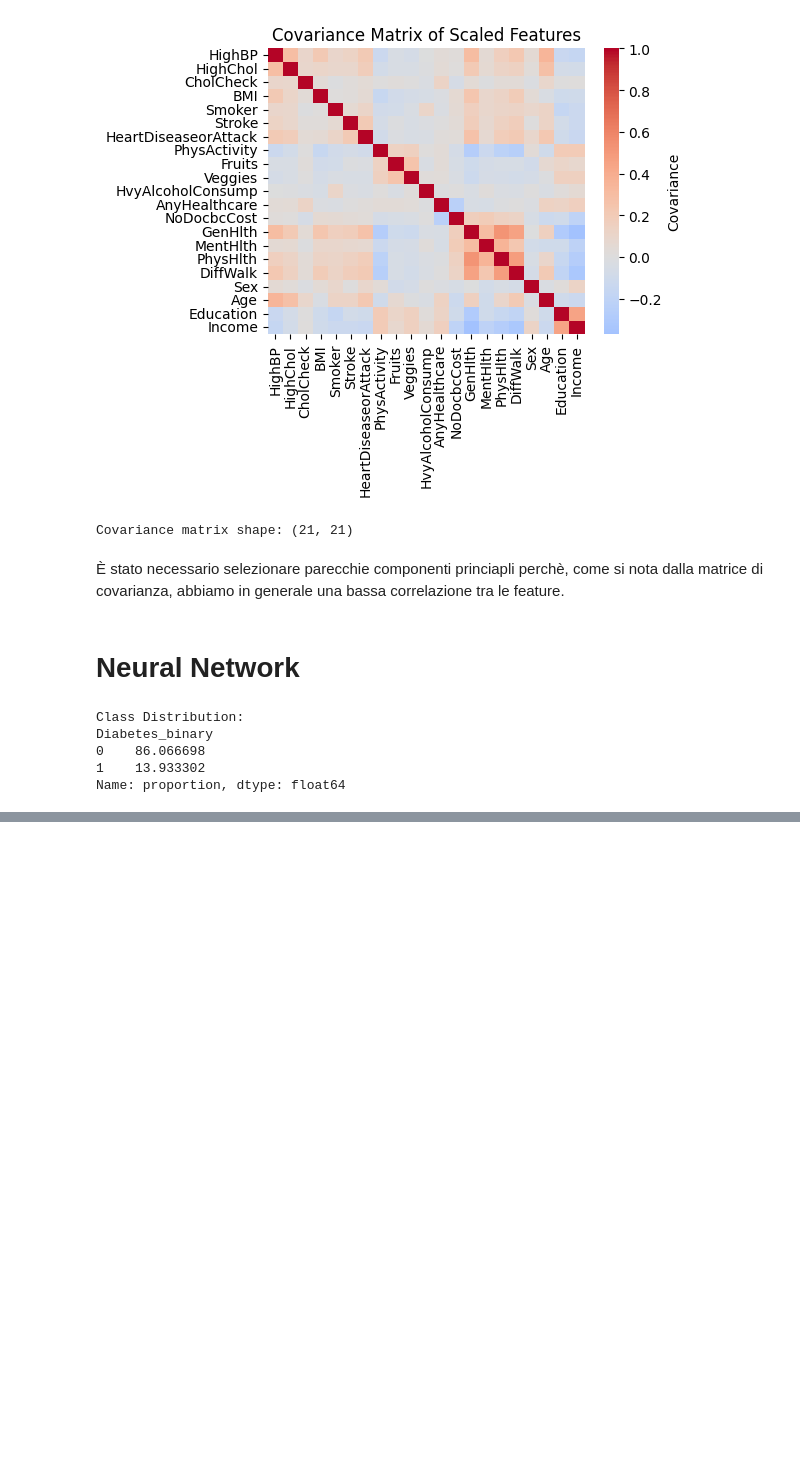
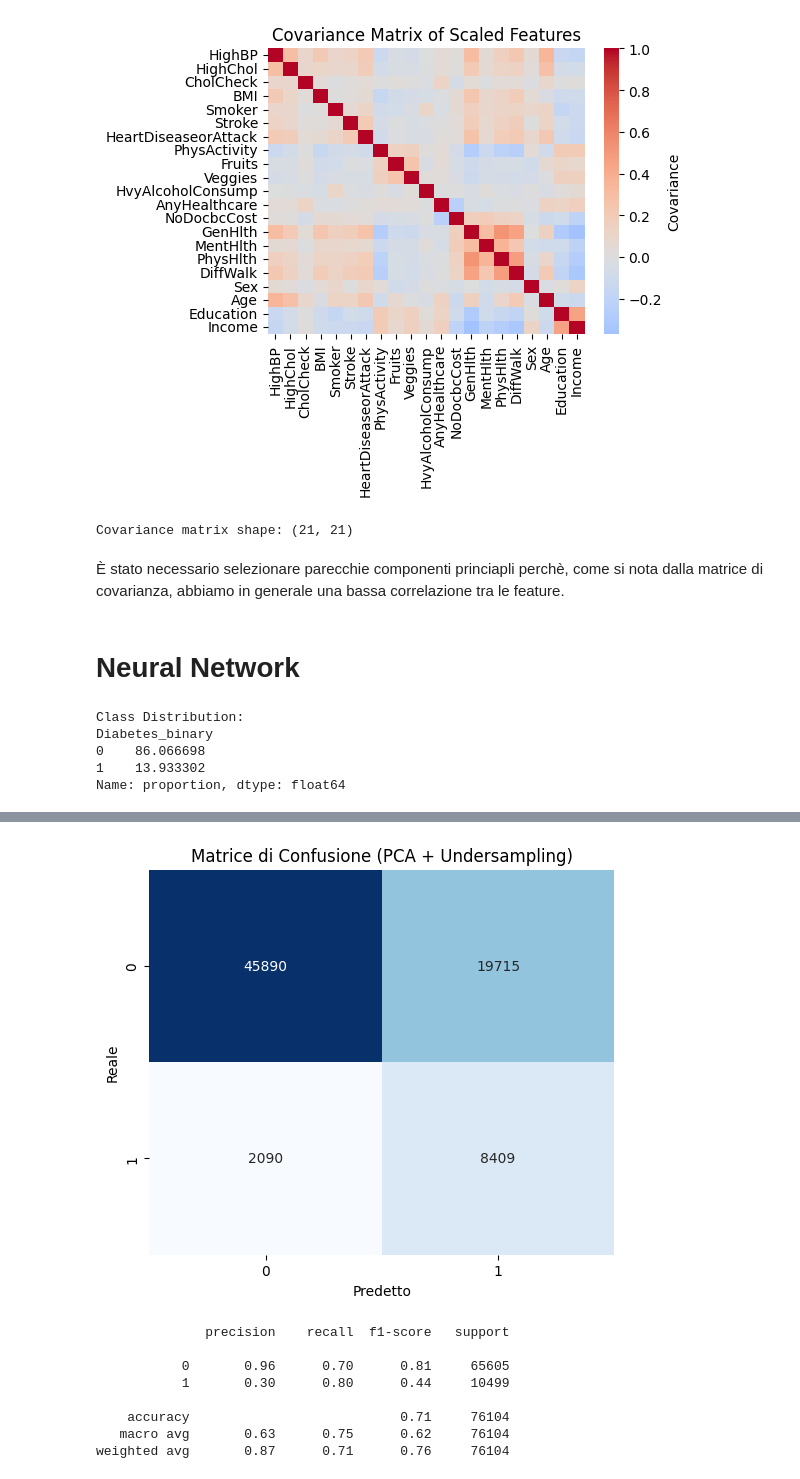
Before and after one commit to mbroglio/ML_25_26, a Jupyter notebook: ML_Project.ipynb, the cells around one changed output, grey strips where cells are left out. Saved outputs shown, nothing was run; the diff lists cells and outputs as text; code cells hidden in the pictures; blank space fills up the shorter version.

```diff
--- a/ML_Project.ipynb
+++ b/ML_Project.ipynb
@@ -674,0 +342,71 @@ weighted avg       0.87      0.70      0.75     76104
+# %%
+# 1. Data Preparation
+X = pca_data
+y = df["Diabetes_binary"].values
+
+X_train, X_test, y_train, y_test = train_test_split(
+    X, y, test_size=0.3, random_state=42
+)
+
+# 2. Undersampling
+idx_minority = np.where(y_train == 1)[0]
+idx_majority = np.where(y_train == 0)[0]
+
+n_minority = len(idx_minority)
+
+idx_majority_downsampled = np.random.choice(
+    idx_majority, size=n_minority, replace=False
+)
+
+idx_balanced = np.concatenate([idx_majority_downsampled, idx_minority])
+np.random.shuffle(idx_balanced)
+
+X_train_bal = X_train[idx_balanced]
+y_train_bal = y_train[idx_balanced]
+
+print("Distribuzione classi nel Training Set bilanciato:")
+unique, counts = np.unique(y_train_bal, return_counts=True)
+print(dict(zip(unique, counts)))
+
+# 3. Creazione del Modello
+model_pca_under = Sequential()
+model_pca_under.add(Dense(16, input_shape=(14,), activation="relu"))
+model_pca_under.add(Dense(1, activation="sigmoid"))
+
+model_pca_under.compile(loss="binary_crossentropy", optimizer="adam", metrics=["accuracy"])
+
+# 4. Addestramento
+history_pca_under = model_pca_under.fit(
+    X_train_bal, y_train_bal, epochs=30, batch_size=64,
+    verbose=1, validation_split=0.1
+)
+
+# 5. Valutazione
+y_pred_probs = model_pca_under.predict(X_test)
+y_pred = (y_pred_probs > 0.5).astype("int32")
+
+cm = confusion_matrix(y_test, y_pred)
+plt.figure(figsize=(6, 5))
+sns.heatmap(cm, annot=True, fmt="d", cmap="Blues", cbar=False)
+plt.xlabel("Predetto")
+plt.ylabel("Reale")
+plt.title("Matrice di Confusione (PCA + Undersampling)")
+plt.show()
+
+print(classification_report(y_test, y_pred))
+
+# 6. Grafici di training
+plt.figure(figsize=(12, 5))
+plt.subplot(1, 2, 1)
+plt.plot(history_pca_under.history['loss'], label='Train Loss')
+plt.plot(history_pca_under.history['val_loss'], label='Val Loss')
+plt.title('Model Loss (PCA + Undersampling)')
+plt.legend()
+
+plt.subplot(1, 2, 2)
+plt.plot(history_pca_under.history['accuracy'], label='Train Accuracy')
+plt.plot(history_pca_under.history['val_accuracy'], label='Val Accuracy')
+plt.title('Model Accuracy (PCA + Undersampling)')
+plt.legend()
+plt.show()
+# %% [output]
@@ -674,0 +433,9 @@ weighted avg       0.87      0.70      0.75     76104
+[figure, added]
+              precision    recall  f1-score   support
+
+           0       0.96      0.70      0.81     65605
+           1       0.30      0.80      0.44     10499
+
+    accuracy                           0.71     76104
+   macro avg       0.63      0.75      0.62     76104
+weighted avg       0.87      0.71      0.76     76104
```
Also changed, not shown: parts of 27 cells of this notebook.
